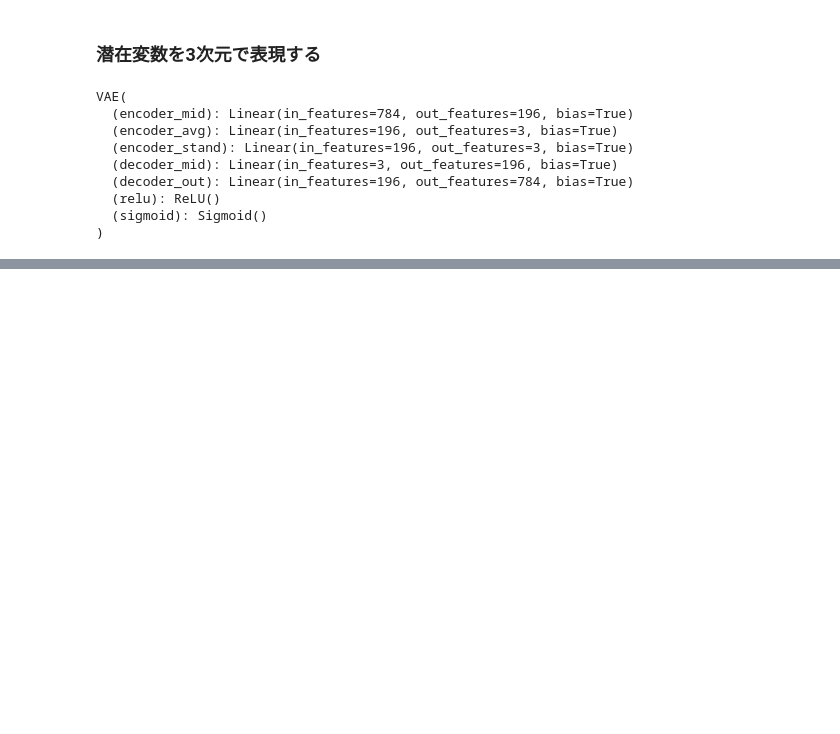
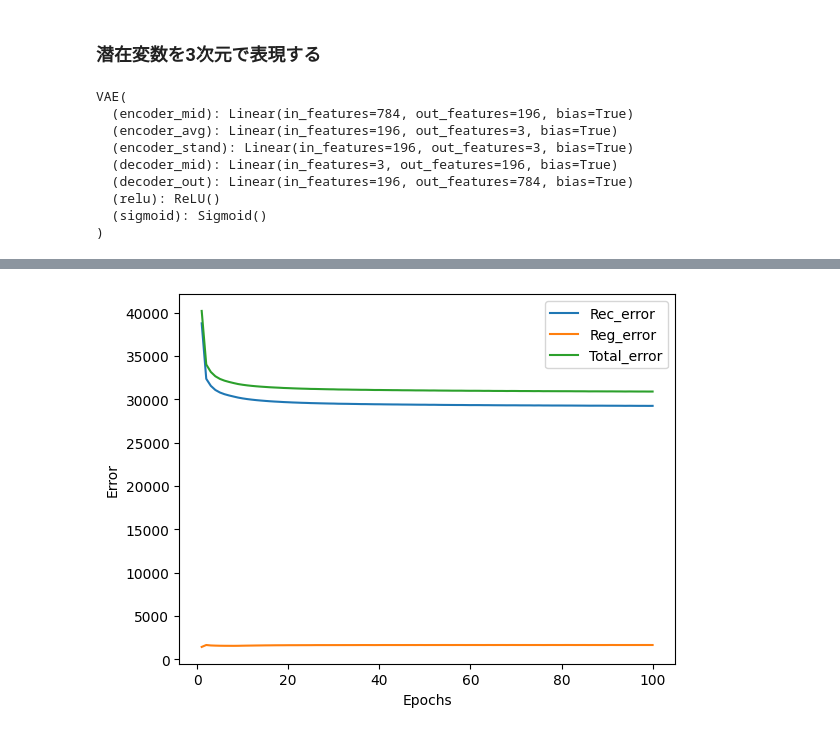
Before and after one commit to Yoshiki0418/-Generation-AI, a Jupyter notebook: VAE.ipynb, the cells around one changed output, grey strips where cells are left out. Cells and saved outputs as stored; diff of their text form; code cells hidden in the pictures; blank space fills up the shorter version.

```diff
--- a/VAE.ipynb
+++ b/VAE.ipynb
@@ -549,0 +581,11 @@ NameError: name 'vae' is not defined
+# %%
+# ハイパーパラメータ
+image_size = 28
+n_z = 12  # 潜在変数の数
+
+a = 0.01
+epochs = 100
+batch_size = 128
+mid_dim = 128
+# %%
+train_loader = torch.utils.data.DataLoader(training_data, batch_size, shuffle=True)
@@ -549,0 +715,11 @@ NameError: name 'vae' is not defined
+# %%
+plt.plot(range(1, len(rec_error_record)+1), rec_error_record, label="Rec_error")
+plt.plot(range(1, len(reg_error_record)+1), reg_error_record, label="Reg_error")
+plt.plot(range(1, len(total_error_record)+1), total_error_record, label="Total_error")
+plt.legend()
+
+plt.xlabel("Epochs")
+plt.ylabel("Error")
+plt.show()
+# %% [output]
+[figure, added]
```
Also changed, not shown: parts of 15 cells of this notebook.
